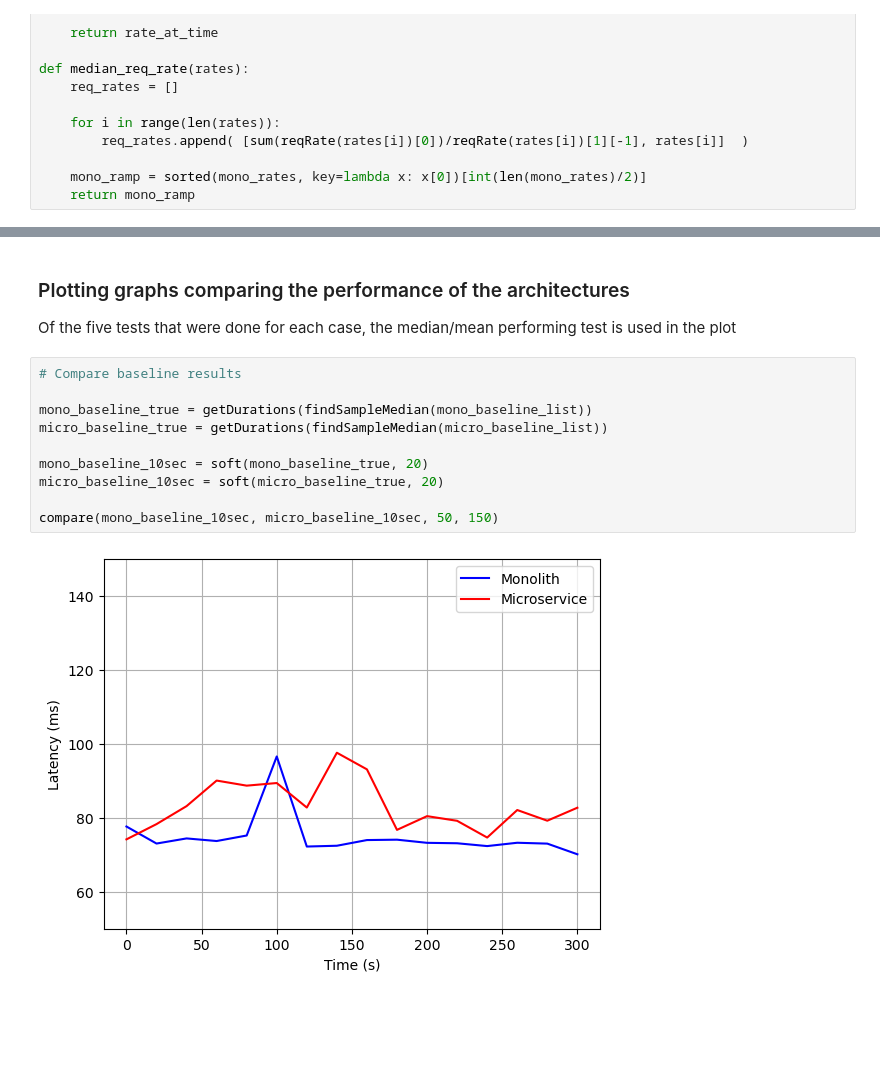
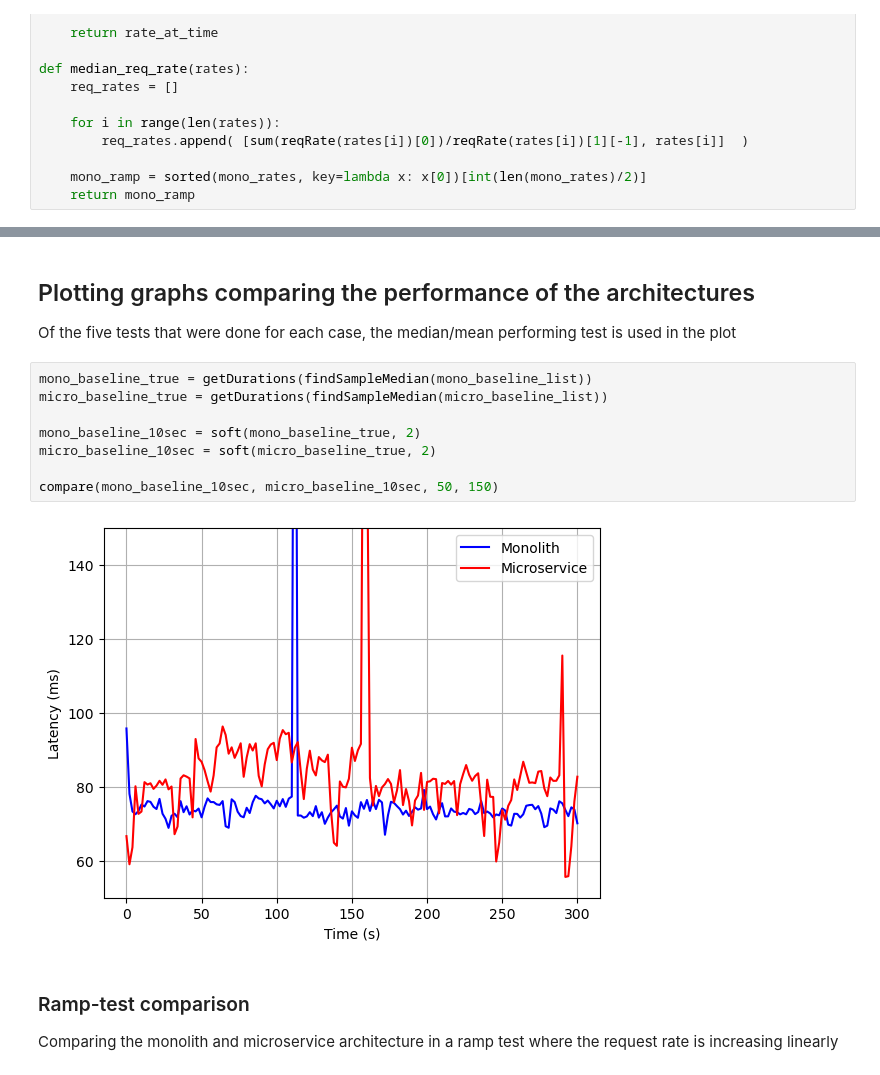
Before and after one commit to prebenrosland/microservice_analysis, a Jupyter notebook: Analysis.ipynb, the cells around one changed output, grey strips where cells are left out. Drawn from its saved outputs; the diff is of its cells as text; blank space fills up the shorter version.

Commit message:
Added latency and request rate tests for new environments

```diff
--- a/Analysis.ipynb
+++ b/Analysis.ipynb
@@ -205,16 +205,17 @@ micro_2c4g_list = [micro_scal_2c4g_1, micro_scal_2c4g_2, micro_scal_2c4g_3, micr
 # %% [markdown]
-### Plotting graphs comparing the performance of the architectures
+## Plotting graphs comparing the performance of the architectures
 Of the five tests that were done for each case, the median/mean performing test is used in the plot
 # %%
-# Compare baseline results
-
 mono_baseline_true = getDurations(findSampleMedian(mono_baseline_list))
 micro_baseline_true = getDurations(findSampleMedian(micro_baseline_list))
 
-mono_baseline_10sec = soft(mono_baseline_true, 20)
-micro_baseline_10sec = soft(micro_baseline_true, 20)
+mono_baseline_10sec = soft(mono_baseline_true, 2)
+micro_baseline_10sec = soft(micro_baseline_true, 2)
 
 compare(mono_baseline_10sec, micro_baseline_10sec, 50, 150)
 # %% [output]
-[figure, old version]
+[figure, new version]
+# %% [markdown]
+### Ramp-test comparison
+Comparing the monolith and microservice architecture in a ramp test where the request rate is increasing linearly
 # %%
```
Also changed, not shown: parts of 14 cells of this notebook, 20 other files.
